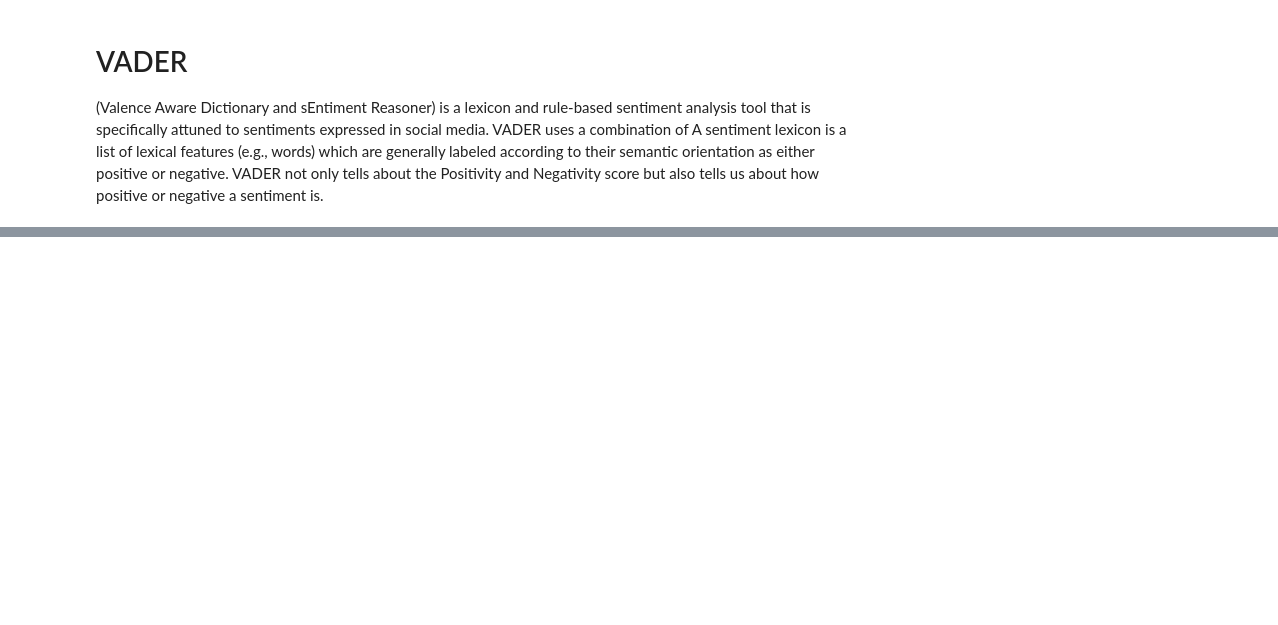
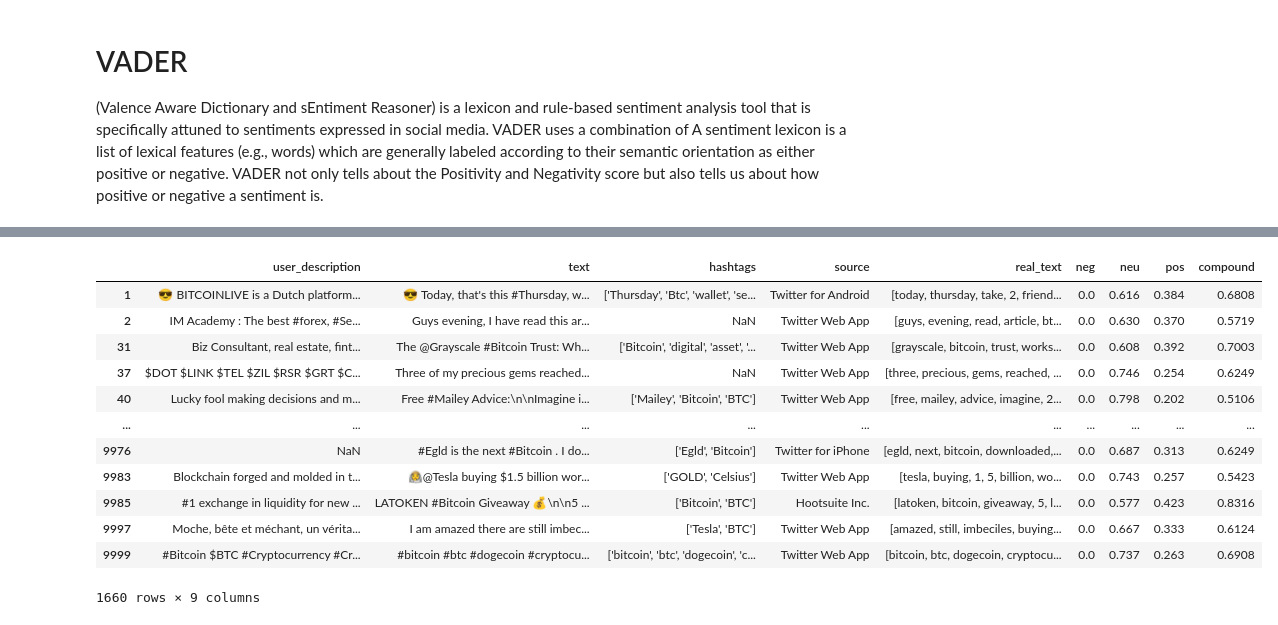
Before and after one commit to simo955/my_twitter_scraper, a Jupyter notebook: Tweets Analysis.ipynb, the cells around one changed output, grey strips where cells are left out. Saved outputs shown, nothing was run; the diff lists cells and outputs as text; code cells hidden in the pictures; blank space fills up the shorter version.

```diff
--- a/Tweets Analysis.ipynb
+++ b/Tweets Analysis.ipynb
@@ -217,3 +219,19 @@ data.head(20)
 | 17 | I will post a lot of buying signa... | $BTC A big chance in a million! P... | ['Bitcoin', 'FX', 'BTC', 'crypto'] | dlvr.it | [btc, big, chance, million, price... | 0.000 | 0.882 | 0.118 | 0.2500 |
 | 18 | Biz Consultant, real estate, fint... | #Bitcoin institutional demand acc... | ['Bitcoin', 'BTC', 'crypto', 'cry... | Twitter Web App | [bitcoin, institutional, demand, ... | 0.103 | 0.897 | 0.000 | -0.1280 |
 | 19 | #Crypto #Signaler #Cryptocurrency... | Signal: $TFUEL\n#TFUEL #ThetaFuel... | ['TFUEL', 'ThetaFuel', 'Binance',... | Twitter for Android | [signal, tfuel, tfuel, thetafuel,... | 0.000 | 1.000 | 0.000 | 0.0000 |
+# %%
+data[data['compound'] > 0.5]
+# %% [output]
+|  | user_description | text | hashtags | source | real_text | neg | neu | pos | compound |
+| 1 | 😎 BITCOINLIVE is a Dutch platform... | 😎 Today, that's this #Thursday, w... | ['Thursday', 'Btc', 'wallet', 'se... | Twitter for Android | [today, thursday, take, 2, friend... | 0.0 | 0.616 | 0.384 | 0.6808 |
+| 2 | IM Academy : The best #forex, #Se... | Guys evening, I have read this ar... | NaN | Twitter Web App | [guys, evening, read, article, bt... | 0.0 | 0.630 | 0.370 | 0.5719 |
+| 31 | Biz Consultant, real estate, fint... | The @Grayscale #Bitcoin Trust: Wh... | ['Bitcoin', 'digital', 'asset', '... | Twitter Web App | [grayscale, bitcoin, trust, works... | 0.0 | 0.608 | 0.392 | 0.7003 |
+| 37 | $DOT $LINK $TEL $ZIL $RSR $GRT $C... | Three of my precious gems reached... | NaN | Twitter Web App | [three, precious, gems, reached, ... | 0.0 | 0.746 | 0.254 | 0.6249 |
+| 40 | Lucky fool making decisions and m... | Free #Mailey Advice:\n\nImagine i... | ['Mailey', 'Bitcoin', 'BTC'] | Twitter Web App | [free, mailey, advice, imagine, 2... | 0.0 | 0.798 | 0.202 | 0.5106 |
+| ... | ... | ... | ... | ... | ... | ... | ... | ... | ... |
+| 9976 | NaN | #Egld is the next #Bitcoin . I do... | ['Egld', 'Bitcoin'] | Twitter for iPhone | [egld, next, bitcoin, downloaded,... | 0.0 | 0.687 | 0.313 | 0.6249 |
+| 9983 | Blockchain forged and molded in t... | 🧑‍🚀@Tesla buying $1.5 billion wor... | ['GOLD', 'Celsius'] | Twitter Web App | [tesla, buying, 1, 5, billion, wo... | 0.0 | 0.743 | 0.257 | 0.5423 |
+| 9985 | #1 exchange in liquidity for new ... | LATOKEN #Bitcoin Giveaway 💰\n\n5 ... | ['Bitcoin', 'BTC'] | Hootsuite Inc. | [latoken, bitcoin, giveaway, 5, l... | 0.0 | 0.577 | 0.423 | 0.8316 |
+| 9997 | Moche, bête et méchant, un vérita... | I am amazed there are still imbec... | ['Tesla', 'BTC'] | Twitter Web App | [amazed, still, imbeciles, buying... | 0.0 | 0.667 | 0.333 | 0.6124 |
+| 9999 | #Bitcoin $BTC #Cryptocurrency #Cr... | #bitcoin #btc #dogecoin #cryptocu... | ['bitcoin', 'btc', 'dogecoin', 'c... | Twitter Web App | [bitcoin, btc, dogecoin, cryptocu... | 0.0 | 0.737 | 0.263 | 0.6908 |
+1660 rows × 9 columns
```
Also changed, not shown: parts of 4 cells of this notebook.
